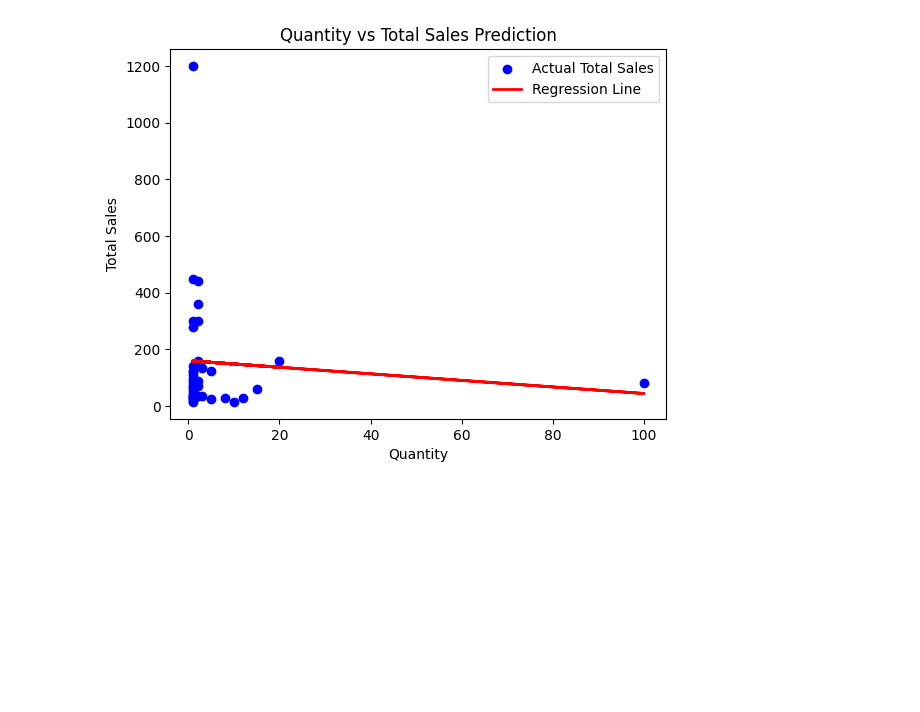
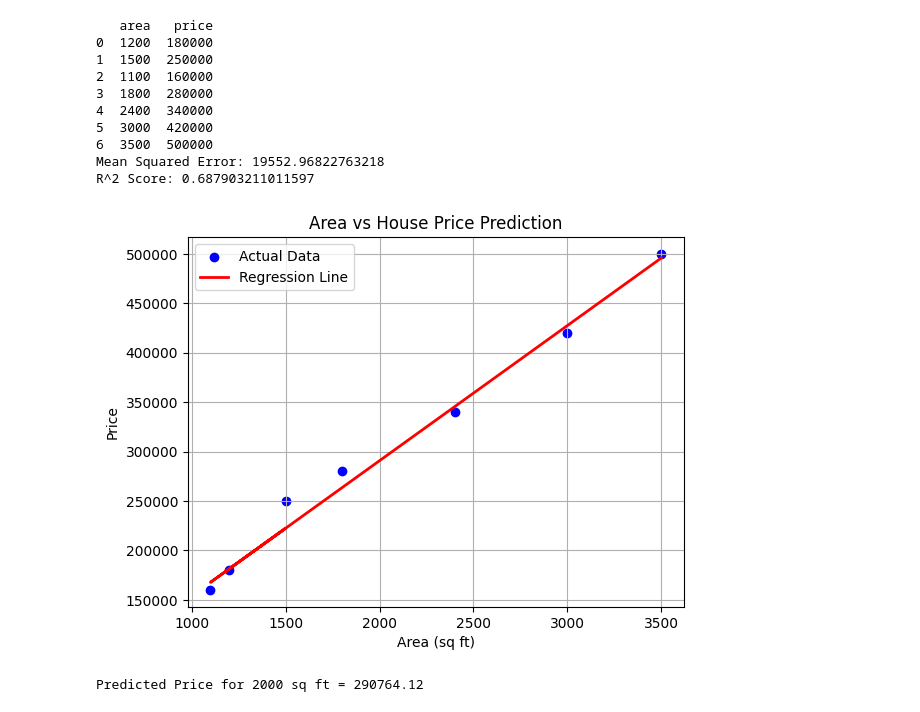
Before and after one commit to Subinkvs/ML_Scikit_Learn, a Jupyter notebook: Juypter_Scikit_Learn.ipynb, the cells around one changed output. Drawn from its saved outputs; the diff is of its cells as text; code cells hidden in the pictures; blank space fills up the shorter version.

```diff
--- a/Juypter_Scikit_Learn.ipynb
+++ b/Juypter_Scikit_Learn.ipynb
@@ -107,11 +60,66 @@ Predicted Total Sales for 7 items = $152.23
-# %%
-#Visualize Quantity vs Total Sales
-plt.scatter(X, y, color='blue', label='Actual Total Sales')
-plt.plot(X, model.predict(X), color='red', linewidth=2, label='Regression Line')
-plt.xlabel('Quantity')
-plt.ylabel('Total Sales')
-plt.title('Quantity vs Total Sales Prediction')
-plt.legend()
-plt.show()
-# %% [output]
-[figure, removed]
+# %%
+import matplotlib.pyplot as plt
+import pandas as pd
+from sklearn.model_selection import train_test_split
+from sklearn.linear_model import LinearRegression
+from sklearn.metrics import root_mean_squared_error, r2_score
+
+# Dataset
+data = {
+    "area": [1200, 1500, 1100, 1800, 2400, 3000, 3500],
+    "price": [180000, 250000, 160000, 280000, 340000, 420000, 500000]
+}
+
+df = pd.DataFrame(data)
+print(df)
+
+# Feature and target (simple linear regression → 1 feature)
+X = df[['area']]
+y = df['price']
+
+# Train-test split
+X_train, X_test, y_train, y_test = train_test_split(
+    X, y, test_size=0.2, random_state=42
+)
+
+# Model
+model = LinearRegression()
+model.fit(X_train, y_train)
+
+# Prediction
+y_pred = model.predict(X_test)
+
+print("Mean Squared Error:", root_mean_squared_error(y_test, y_pred))
+print("R^2 Score:", r2_score(y_test, y_pred))
+
+# Plot: Actual data points
+plt.scatter(X, y, color='blue', label='Actual Data')
+
+# Regression line
+plt.plot(X, model.predict(X), color='red', linewidth=2, label='Regression Line')
+
+plt.xlabel('Area (sq ft)')
+plt.ylabel('Price')
+plt.title('Area vs House Price Prediction')
+plt.legend()
+plt.grid(True)
+plt.show()
+
+# Predict new value
+area = 2000
+new_data = pd.DataFrame({'area': [area]})
+predicted_price = model.predict(new_data)
+print(f"Predicted Price for {area} sq ft = {predicted_price[0]:.2f}")
+# %% [output]
+   area   price
+0  1200  180000
+1  1500  250000
+2  1100  160000
+3  1800  280000
+4  2400  340000
+5  3000  420000
+6  3500  500000
+Mean Squared Error: 19552.96822763218
+R^2 Score: 0.687903211011597
+[figure, added]
+Predicted Price for 2000 sq ft = 290764.12
```
Also changed, not shown: parts of 8 cells of this notebook.
